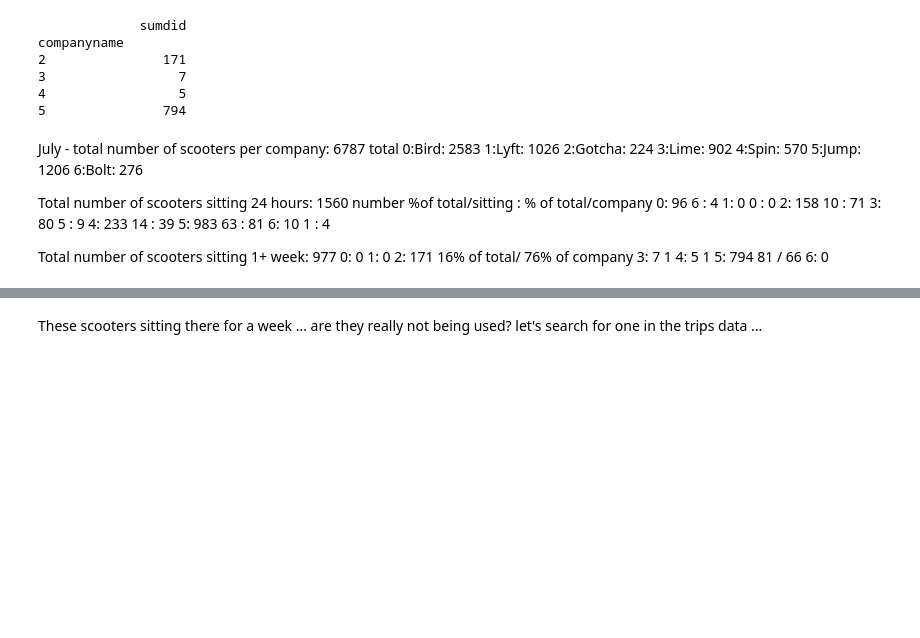
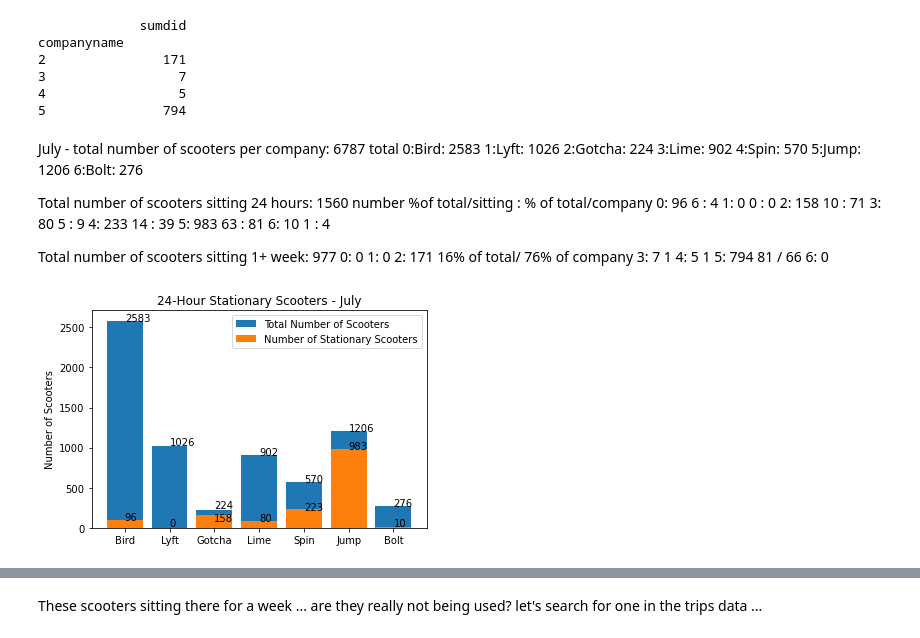
Before and after one commit to Rhunsilval/nashville_scooters_python, a Jupyter notebook: notebooks/5_stationary_scooter_analysis_visuals.ipynb, the cells around one changed output, grey strips where cells are left out. Cells and saved outputs as stored; diff of their text form; code cells hidden in the pictures; blank space fills up the shorter version.

```diff
--- a/notebooks/5_stationary_scooter_analysis_visuals.ipynb
+++ b/notebooks/5_stationary_scooter_analysis_visuals.ipynb
@@ -1208,3 +1214,41 @@ Total number of scooters sitting 1+ week: 977
 4: 5        1
 5: 794     81         /  66
 6: 0
+# %%
+July_scooter_viz = pd.DataFrame({
+    "Company" : ["Bird", "Lyft","Gotcha", "Lime","Spin","Jump","Bolt"],
+    "Total_Number_of_Scooters" : [2583, 1026, 224, 902, 570, 1206, 276],
+    "Number_of_24hour_Stationary_Scooters" : [96, 0, 158, 80, 233, 983, 10],
+    "Number_of 1week_Stationary_Scooters" : [0,0,171,7,5,794,0]
+})
+
+
+July_scooter_viz2 = pd.DataFrame({
+    "company":["Gotcha", "Lime","Spin","Jump"],
+    "total_number":[224,902,570,1206],
+    "week_number":[171,7,5,794]
+})
+# %%
+plt.bar(July_scooter_viz.Company, July_scooter_viz.Total_Number_of_Scooters, label = 'Total Number of Scooters')
+plt.bar(July_scooter_viz.Company, July_scooter_viz.Number_of_24hour_Stationary_Scooters, label = 'Number of Stationary Scooters')
+plt.legend()
+plt.ylabel("Number of Scooters")
+plt.title("24-Hour Stationary Scooters - July")
+plt.text('Bird',2583,'2583')
+plt.text('Bird',96,'96')
+plt.text('Lyft',1026,'1026')
+plt.text('Lyft',20,'0')
+plt.text('Gotcha',250,'224')
+plt.text('Gotcha',80,'158')
+plt.text('Lime',902,'902')
+plt.text('Lime',80,'80')
+plt.text('Spin', 570,'570')
+plt.text('Spin',223,'223')
+plt.text('Jump',1206,'1206')
+plt.text('Jump',983,'983')
+plt.text('Bolt',276,'276')
+plt.text('Bolt',20,'10')
+plt.savefig('24-Hour Stationary Scooters - July.png')
+plt.show()
+# %% [output]
+[figure, added]
```
Also changed, not shown: parts of 5 cells of this notebook, 12 other files.
